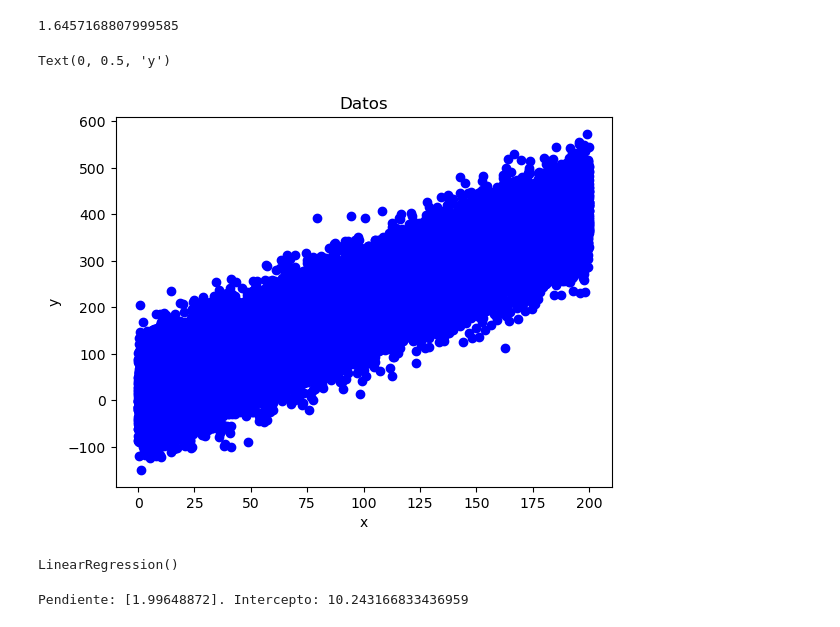
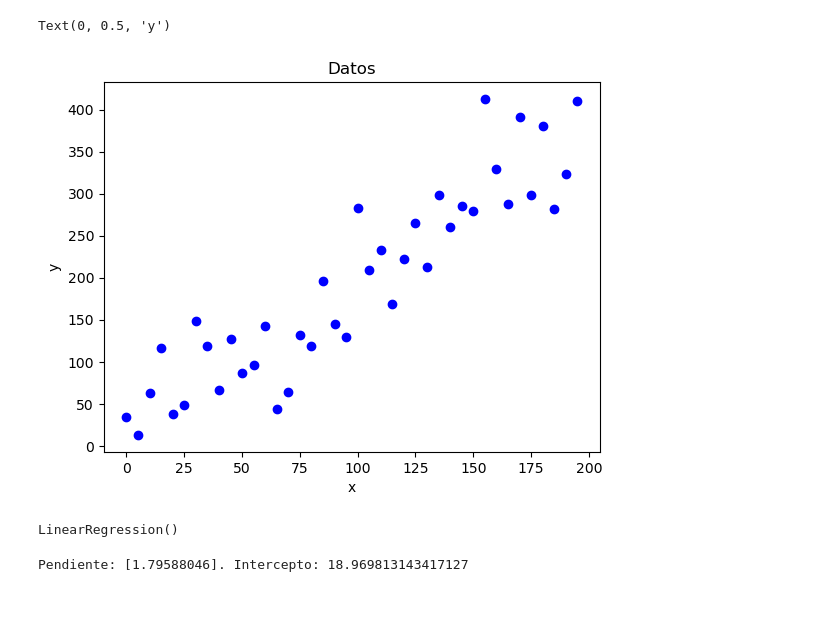
Before and after one commit to juanlt9905/proyectoTesis, a Jupyter notebook: regresion.ipynb, the cells around one changed output. Cells and saved outputs as stored; diff of their text form; code cells hidden in the pictures.

```diff
--- a/regresion.ipynb
+++ b/regresion.ipynb
@@ -4,29 +4,21 @@ import pandas as pd
 import scipy.stats as stats
 import matplotlib.pyplot as plt
 #%matplotlib inline
-# %%
-z = np.arange(0, 200, 2)
-
-z.shape[0]
-v =np.random.randn()
-v
-# %% [output]
-1.6457168807999585
 # %%
 # Gener datos sintéticos
 def f(x):  # función f(x) = 3*x + 10 + 20*ruido
     np.random.seed(42)
     y = 2*x + 10 + 50*np.random.randn(x.shape[0])
     return y
-x = np.arange(0, 200, 0.005)
+x = np.arange(0, 200, 5)
 y = f(x)
 plt.scatter(x,y,label='data', color='blue')
 plt.title('Datos')
 plt.xlabel('x')
 plt.ylabel('y')
 # %% [output]
 Text(0, 0.5, 'y')
-[figure, old version]
+[figure, new version]
 # %%
 # Importamos la clase de Regresión Lineal de scikit-learn y metricas de evaluacion
 from sklearn.linear_model import LinearRegression
@@ -47,7 +39,7 @@ b_0 = regresion_lineal.intercept_
 
 print(f'Pendiente: {b_1}. Intercepto: {b_0}')
 # %% [output]
-Pendiente: [1.99648872]. Intercepto: 10.243166833436959
+Pendiente: [1.79588046]. Intercepto: 18.969813143417127
 # %%
 n=len(x)
 
```
Also changed, not shown: parts of 1 cell of this notebook, 1 other file.
